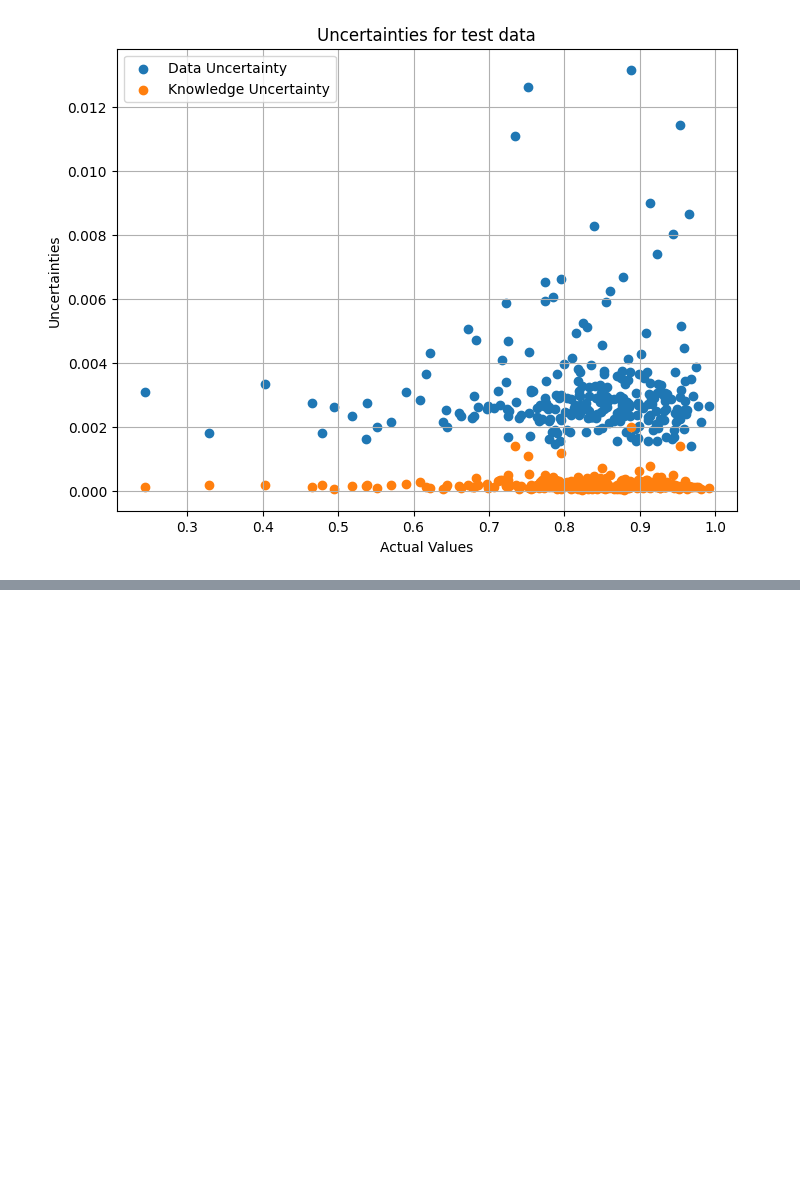
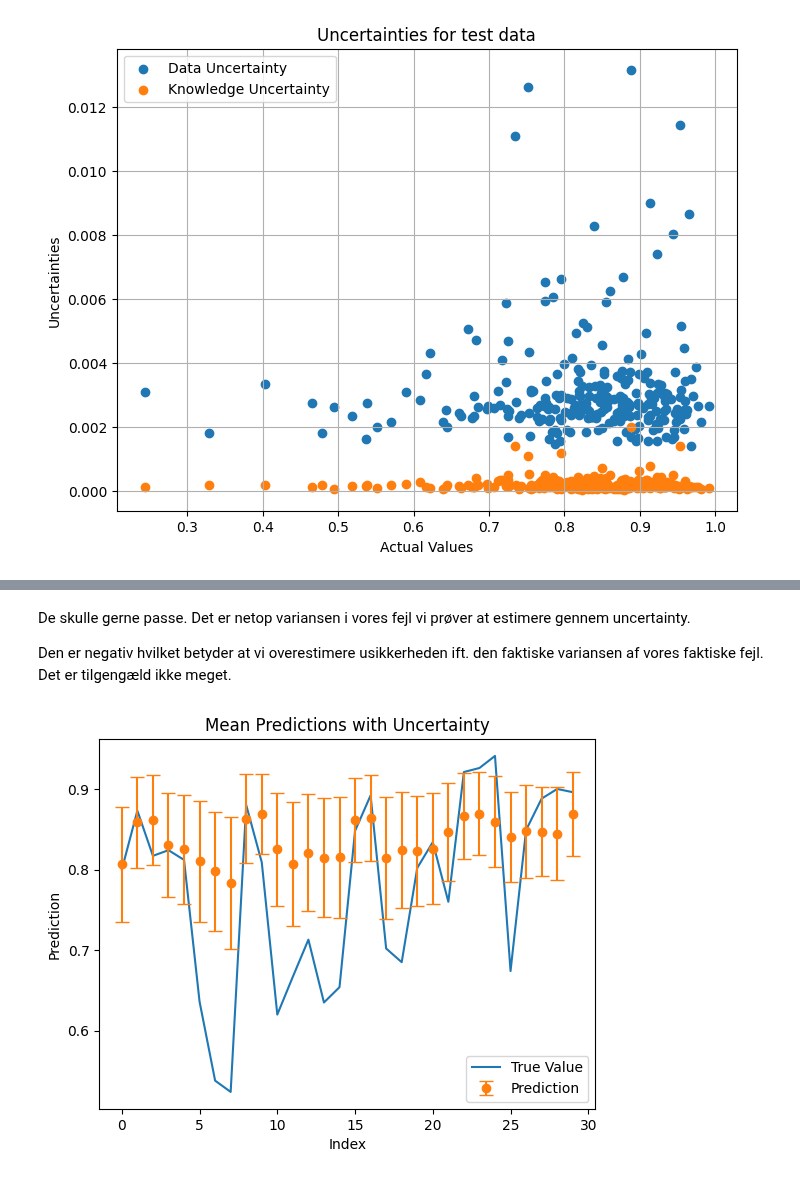
Before and after one commit to clarachristiansen/Bachelor_project, a Jupyter notebook: Uncertainty_quantification.ipynb, the cells around one changed output, grey strips where cells are left out. Drawn from its saved outputs; the diff is of its cells as text; code cells hidden in the pictures; blank space fills up the shorter version.

```diff
--- a/Uncertainty_quantification.ipynb
+++ b/Uncertainty_quantification.ipynb
@@ -190,0 +193,10 @@ plt.show()
+# %%
+def fischer_transformation(std_devs):
+    correlations = np.tanh(std_devs)
+    transformed_std_devs = 0.5 * np.log((1 + correlations) / (1 - correlations))
+    return transformed_std_devs
+
+def arctangent_transformation(std_devs):
+    correlations = np.tanh(std_devs)
+    transformed_std_devs = 0.5 * np.arctan(correlations)
+    return transformed_std_devs
@@ -190,0 +295,15 @@ plt.show()
+# %% [markdown]
+De skulle gerne passe. Det er netop variansen i vores fejl vi prøver at estimere gennem uncertainty.
+
+Den er negativ hvilket betyder at vi overestimere usikkerheden ift. den faktiske variansen af vores faktiske fejl. Det er tilgengæld ikke meget.
+# %%
+# Plot mean predictions with uncertainty
+plt.plot(range(len(mean_pred[-30:])), y_test[-30:], label='True Value')
+plt.errorbar(range(len(mean_pred[-30:])), mean_pred[-30:], yerr=transformed_uncertainty[-30:], fmt='o', capsize=5, label='Prediction')
+plt.xlabel('Index')
+plt.ylabel('Prediction')
+plt.title('Mean Predictions with Uncertainty')
+plt.legend()
+plt.show()
+# %% [output]
+[figure, added]
```
Also changed, not shown: parts of 5 cells of this notebook.
